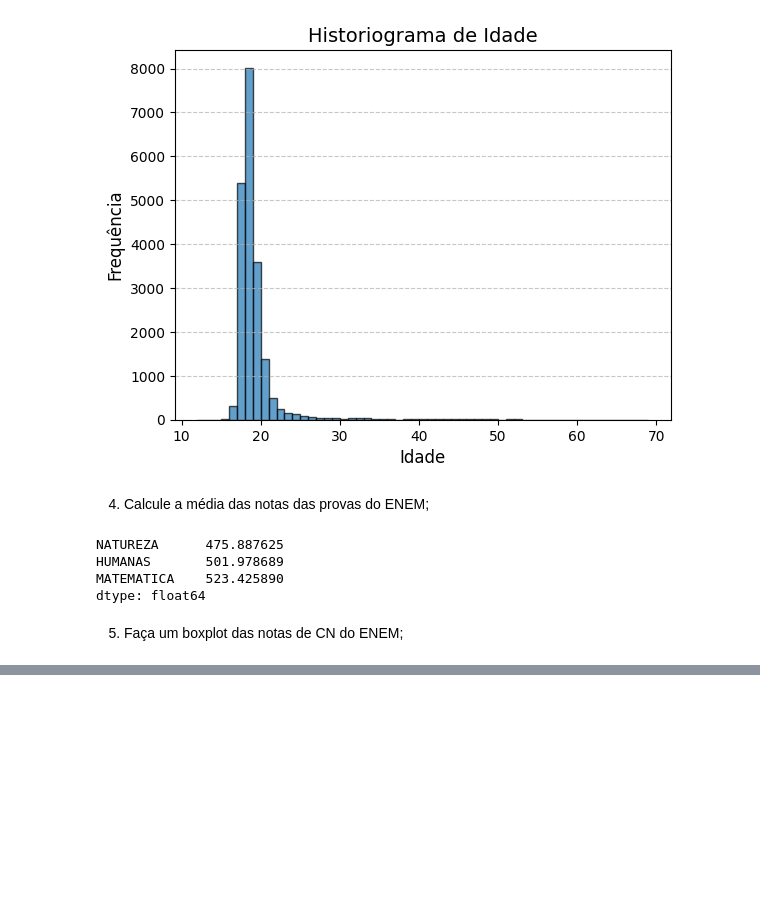
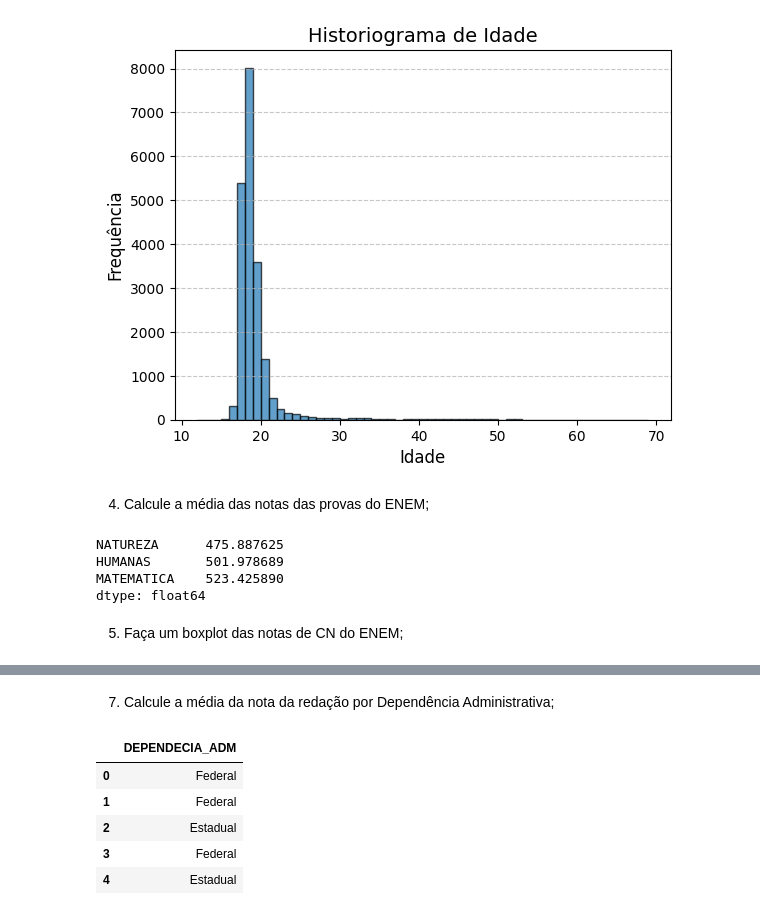
Before and after one commit to GstavRocha/DataAlanlise, a Jupyter notebook: Atividade_Enem.ipynb, the cells around one changed output, grey strips where cells are left out. Cells and saved outputs as stored; diff of their text form; code cells hidden in the pictures; blank space fills up the shorter version.

```diff
--- a/Atividade_Enem.ipynb
+++ b/Atividade_Enem.ipynb
@@ -103,0 +130,21 @@ plt.show()
+# %% [markdown]
+7. Calcule a média da nota da redação por Dependência Administrativa;
+# %%
+rotulos_tipo_adm ={
+    1: "Federal",
+    2: "Estadual",
+    3: "Municipal",
+    4: "Privada"
+}
+
+df_dependencia_adm = pd.DataFrame({
+    "DEPENDECIA_ADM": df["TP_DEPENDENCIA_ADM_ESC"].map(rotulos_tipo_adm)
+})
+df_dependencia_adm.head()
+# %% [output]
+|  | DEPENDECIA_ADM |
+| 0 | Federal |
+| 1 | Federal |
+| 2 | Estadual |
+| 3 | Federal |
+| 4 | Estadual |
```
Also changed, not shown: parts of 4 cells of this notebook.
